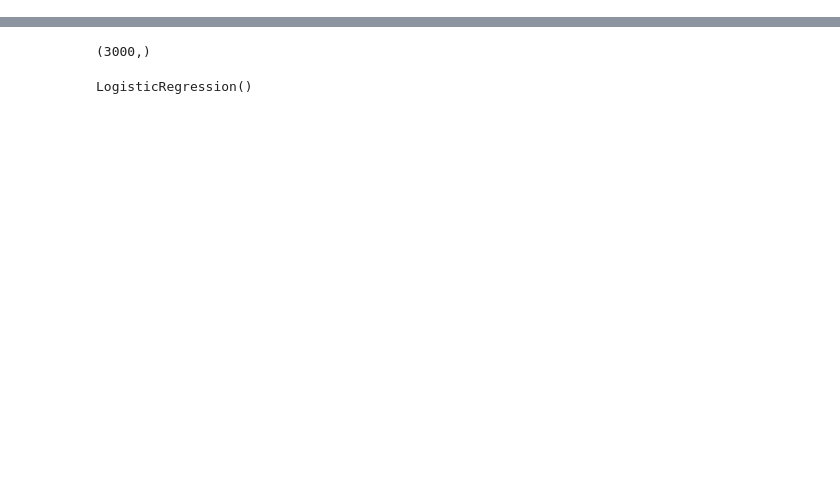
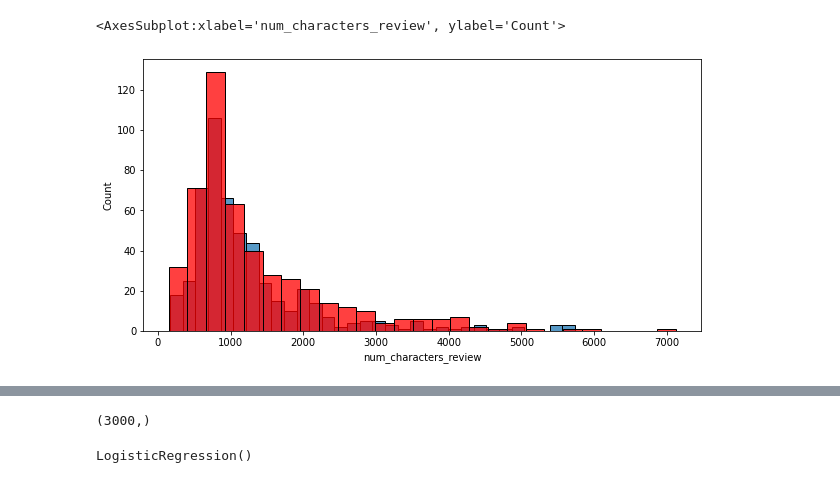
Before and after one commit to sumit-1492/sentiment_analysis, a Jupyter notebook: notebook/Review of sentiment analysis.ipynb, the cells around one changed output, grey strips where cells are left out. Drawn from its saved outputs; the diff is of its cells as text; code cells hidden in the pictures; blank space fills up the shorter version.

```diff
--- a/notebook/Review of sentiment analysis.ipynb
+++ b/notebook/Review of sentiment analysis.ipynb
@@ -24,0 +79,3 @@ len(df)
+# %%
+#number of words
+df['num_words_review'] = df['review'].apply(lambda x:len(nltk.word_tokenize(x)))
@@ -24,0 +91,3 @@ len(df)
+# %%
+#number of sentences
+df['num_sentence_review'] = df['review'].apply(lambda x:len(nltk.sent_tokenize(x)))
@@ -24,0 +103,5 @@ len(df)
+# %%
+#taking label column to last
+last_column = df.pop('label')
+df.insert(4, 'label', last_column)
+df.head()
@@ -24,0 +161,7 @@ len(df)
+# %%
+plt.figure(figsize=(10,5))
+sns.histplot(df[df['label'] == 0]['num_characters_review'])
+sns.histplot(df[df['label'] == 1]['num_characters_review'],color='red')
+# %% [output]
+<AxesSubplot:xlabel='num_characters_review', ylabel='Count'>
+[figure, added]
```
Also changed, not shown: parts of 80 cells of this notebook, 4 other files.
